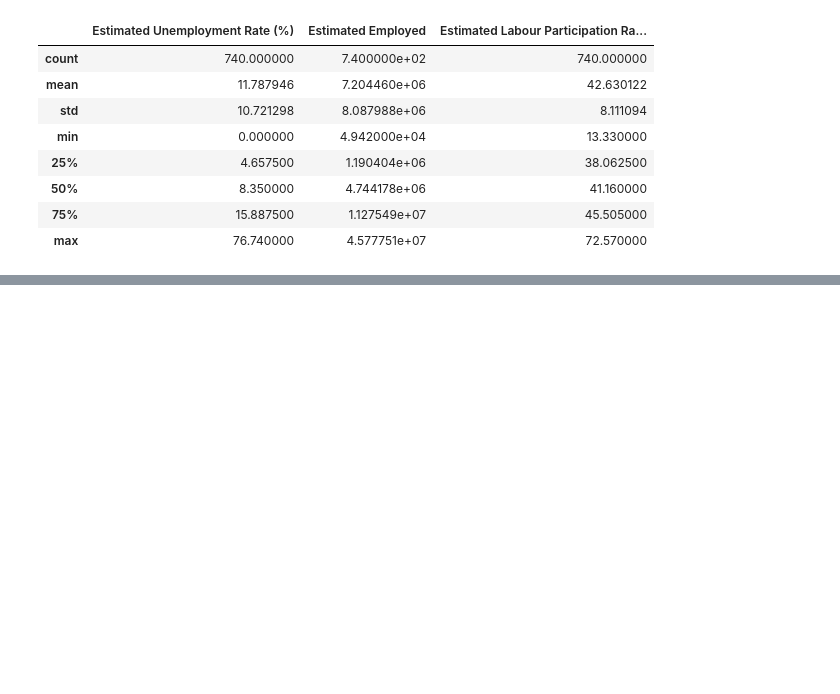
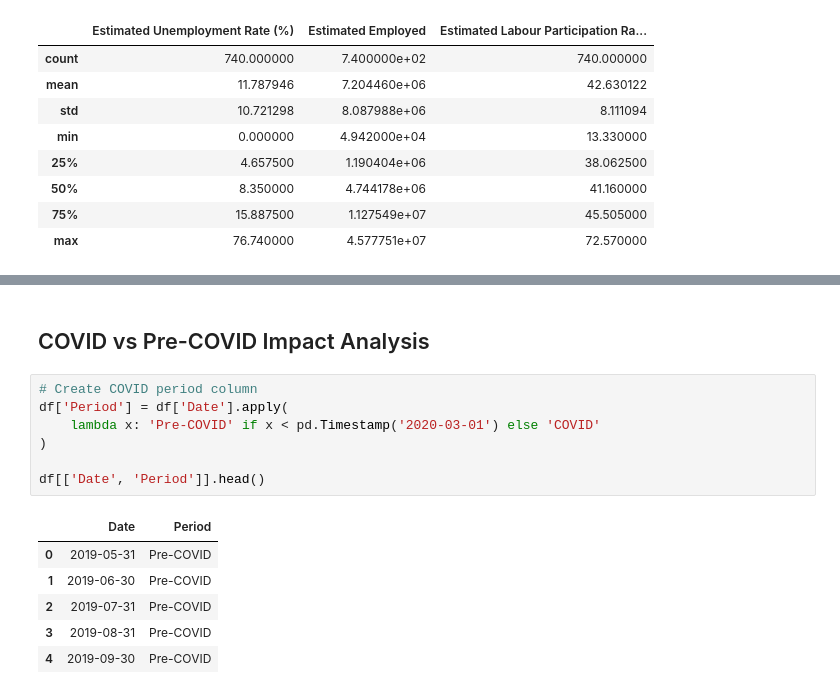
Before and after one commit to PatelNik8/OIBSIP, a Jupyter notebook: notebooks/task2_unemployment_analysis.ipynb, the cells around one changed output, grey strips where cells are left out. Drawn from its saved outputs; the diff is of its cells as text; blank space fills up the shorter version.

```diff
--- a/notebooks/task2_unemployment_analysis.ipynb
+++ b/notebooks/task2_unemployment_analysis.ipynb
@@ -239,0 +260,16 @@ df.describe()
+# %% [markdown]
+## COVID vs Pre-COVID Impact Analysis
+# %%
+# Create COVID period column
+df['Period'] = df['Date'].apply(
+    lambda x: 'Pre-COVID' if x < pd.Timestamp('2020-03-01') else 'COVID'
+)
+
+df[['Date', 'Period']].head()
+# %% [output]
+|  | Date | Period |
+| 0 | 2019-05-31 | Pre-COVID |
+| 1 | 2019-06-30 | Pre-COVID |
+| 2 | 2019-07-31 | Pre-COVID |
+| 3 | 2019-08-31 | Pre-COVID |
+| 4 | 2019-09-30 | Pre-COVID |
```
Also changed, not shown: parts of 9 cells of this notebook.
